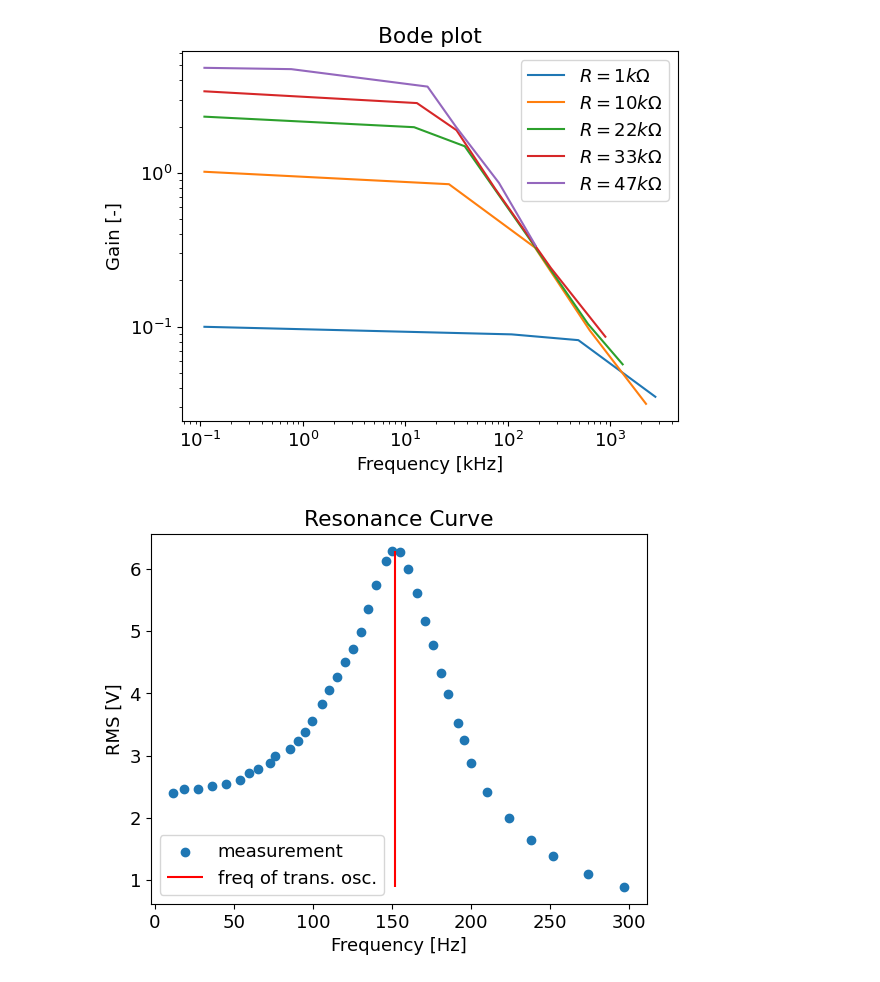
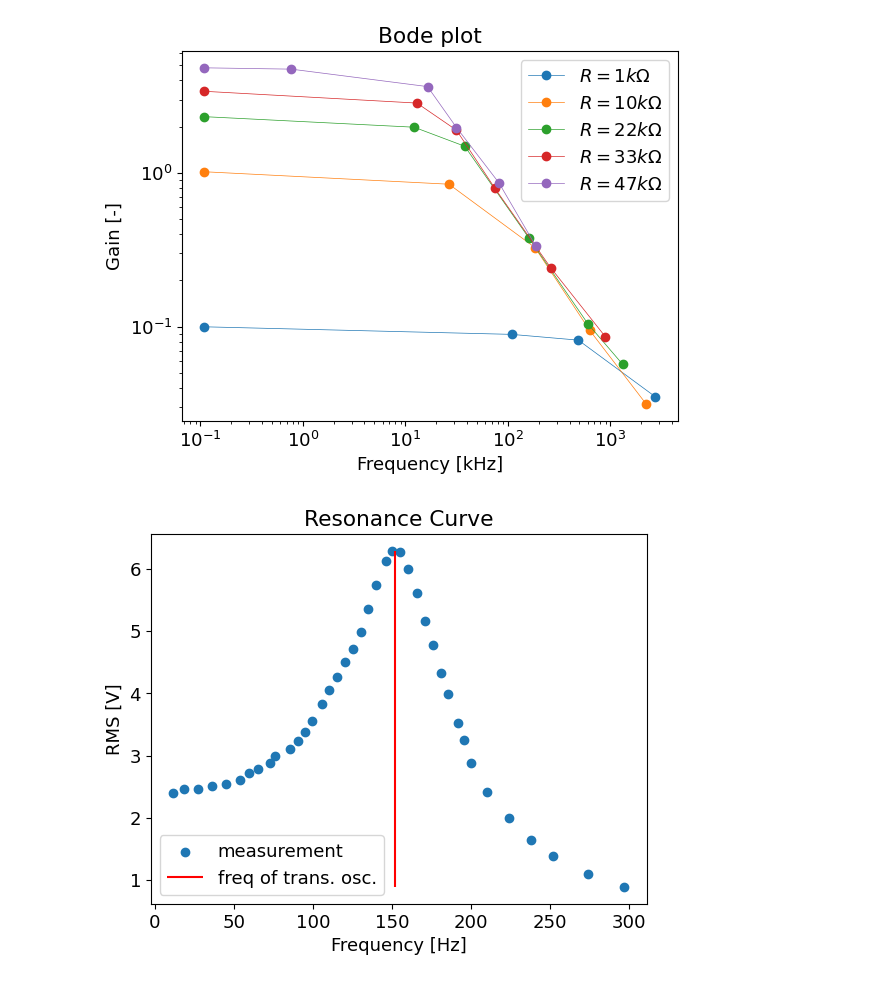
Before and after one commit to muellvin/labopamp, a Jupyter notebook: Untitled.ipynb, the cells around one changed output. Drawn from its saved outputs; the diff is of its cells as text; code cells hidden in the pictures.

```diff
--- a/Untitled.ipynb
+++ b/Untitled.ipynb
@@ -15,39 +15,41 @@ R10 = np.array([[4.48, 4.56, 0.11, 0.11],
                [4.64, 0.44, 630, 630],
                [4.56, 0.144, 2230, 2230]])
 
 R22 = np.array([[4.48, 10.4, 0.11, 0.11],
                 [4.64, 9.2, 12.2, 12.2],
                 [4.56, 6.8, 38, 38],
                 [4.64, 1.76, 160, 160],
                 [4.6, 0.48, 606, 606],
                 [4.56, 0.26, 1320, 1320]])
 
 R33 = np.array([[4.48, 15.2, 0.11,0.11],
                 [4.64, 13.2, 13, 13],
                [4.64, 8.8,31.6,31.6],
                [4.64, 3.68, 75, 75],
                [4.64, 1.12, 263, 263],
                [4.64, 0.4, 895, 895]])
 R47 = np.array([[4.48, 21.6, 0.11, 0.11],
                 [4.40, 20.8, 0.773, 0.773],
                [4.56, 16.6, 16.5, 16.5],
                [4.56, 9, 31.6, 31.6],
                [4.64, 4.0, 82, 82],
                [4.64, 1.56, 187, 187]])
 
-plt.loglog(R1[:,2], R1[:,1]/R1[:,0], label='$R=1k\Omega$')
-plt.loglog(R10[:,2], R10[:,1]/R10[:,0],label='$R=10k\Omega$')
-plt.loglog(R22[:,2], R22[:,1]/R22[:,0],label='$R=22k\Omega$')
-plt.loglog(R33[:,2], R33[:,1]/R33[:,0],label='$R=33k\Omega$')
-plt.loglog(R47[:,2], R47[:,1]/R47[:,0],label='$R=47k\Omega$')
+plt.plot(R1[:,2], R1[:,1]/R1[:,0], label='$R=1 k\Omega$', linewidth=0.5, marker="o")
+plt.plot(R10[:,2], R10[:,1]/R10[:,0],label='$R=10 k\Omega$', linewidth=0.5, marker="o")
+plt.plot(R22[:,2], R22[:,1]/R22[:,0],label='$R=22 k\Omega$', linewidth=0.5, marker="o")
+plt.plot(R33[:,2], R33[:,1]/R33[:,0],label='$R=33 k\Omega$', linewidth=0.5, marker="o")
+plt.plot(R47[:,2], R47[:,1]/R47[:,0],label='$R=47 k\Omega$', linewidth=0.5, marker="o")
+plt.xscale("log")
+plt.yscale("log")
 plt.title('Bode plot')
 plt.xlabel('Frequency [kHz]')
 plt.ylabel('Gain [-]')
 plt.legend()
 plt.savefig('bodeplot.png',dpi=150)
 plt.show()
 # %% [output]
-[figure, old version]
+[figure, new version]
 # %%
 #measurement of the resonance curve
 #freq, Umax, Umin, RMS for one
```
Also changed, not shown: 1 other file.
